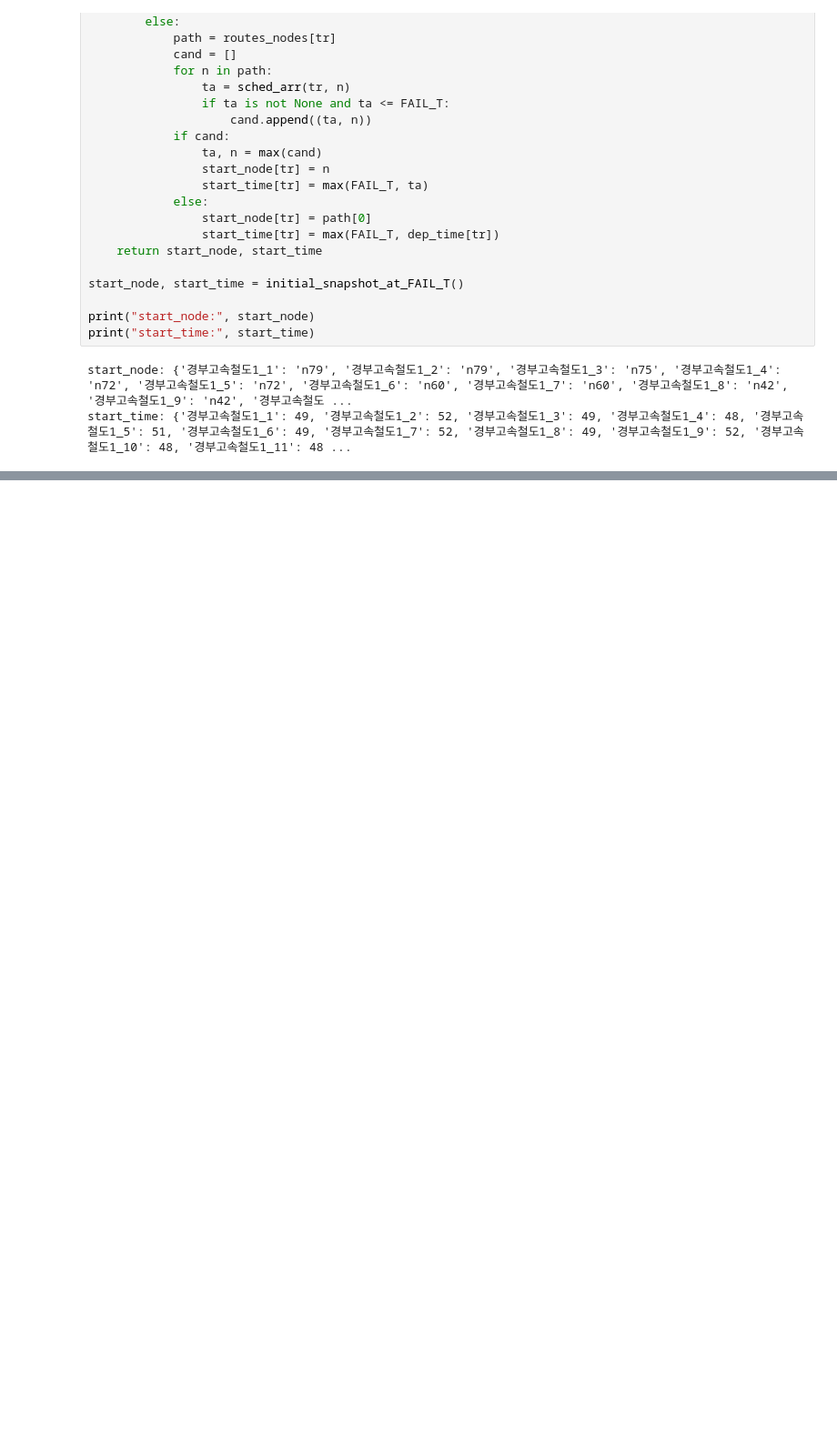
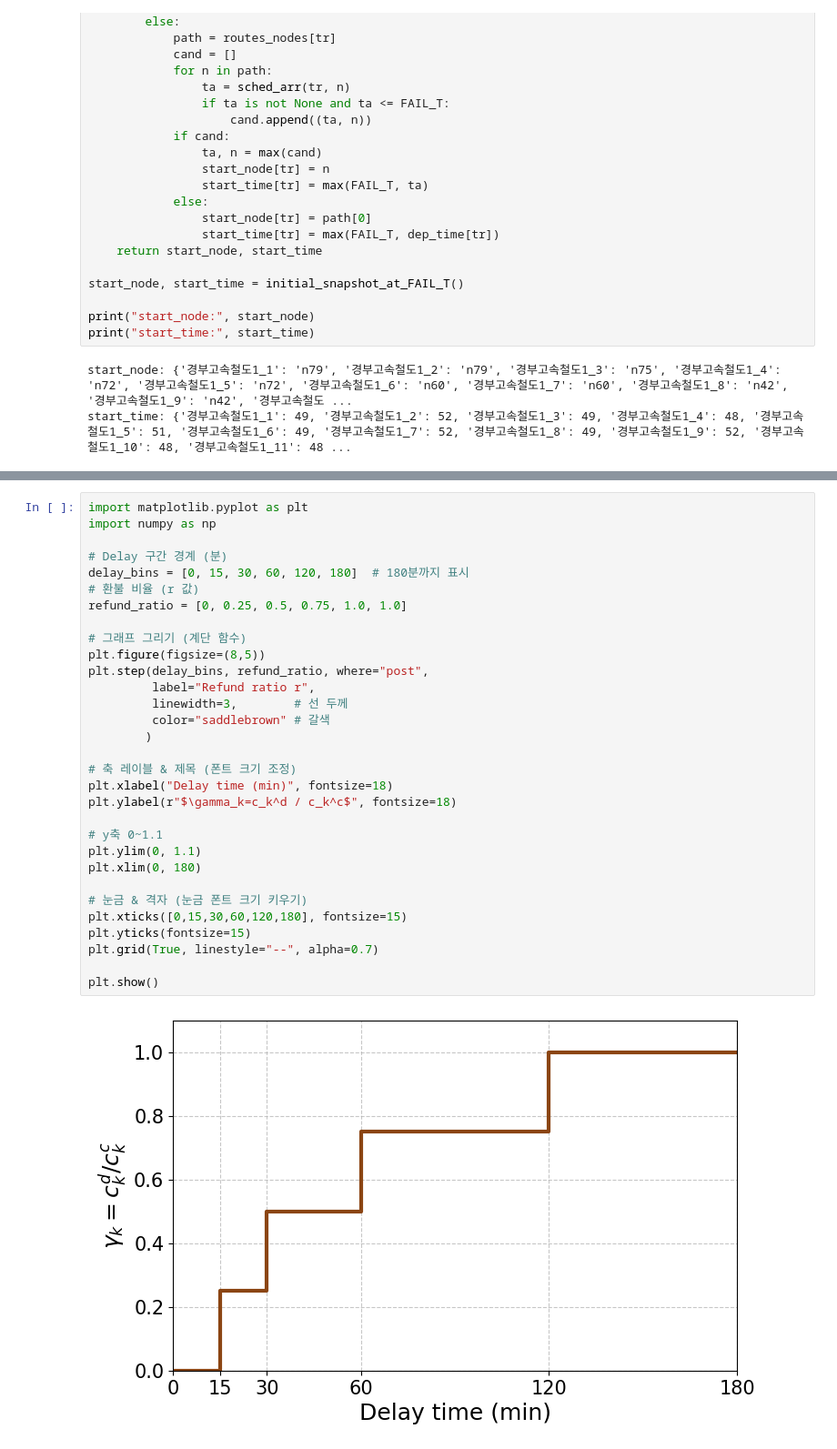
Before and after one commit to mjkang920/network_reliability, a Jupyter notebook: 2025-09-07-delay_propagation_failededges2.ipynb, the cells around one changed output, grey strips where cells are left out. Shown at 91% size. Drawn from its saved outputs; the diff is of its cells as text; blank space fills up the shorter version.

```diff
--- a/2025-09-07-delay_propagation_failededges2.ipynb
+++ b/2025-09-07-delay_propagation_failededges2.ipynb
@@ -1227,0 +1394,33 @@ plt.tight_layout(); plt.show()
+# %%
+import matplotlib.pyplot as plt
+import numpy as np
+
+# Delay 구간 경계 (분)
+delay_bins = [0, 15, 30, 60, 120, 180]  # 180분까지 표시
+# 환불 비율 (r 값)
+refund_ratio = [0, 0.25, 0.5, 0.75, 1.0, 1.0]
+
+# 그래프 그리기 (계단 함수)
+plt.figure(figsize=(8,5))
+plt.step(delay_bins, refund_ratio, where="post",
+         label="Refund ratio r",
+         linewidth=3,        # 선 두께
+         color="saddlebrown" # 갈색
+        )
+
+# 축 레이블 & 제목 (폰트 크기 조정)
+plt.xlabel("Delay time (min)", fontsize=18)
+plt.ylabel(r"$\gamma_k=c_k^d / c_k^c$", fontsize=18)
+
+# y축 0~1.1
+plt.ylim(0, 1.1)
+plt.xlim(0, 180)
+
+# 눈금 & 격자 (눈금 폰트 크기 키우기)
+plt.xticks([0,15,30,60,120,180], fontsize=15)
+plt.yticks(fontsize=15)
+plt.grid(True, linestyle="--", alpha=0.7)
+
+plt.show()
+# %% [output]
+[figure, added]
```
Also changed, not shown: parts of 7 cells of this notebook, 1 other file.
